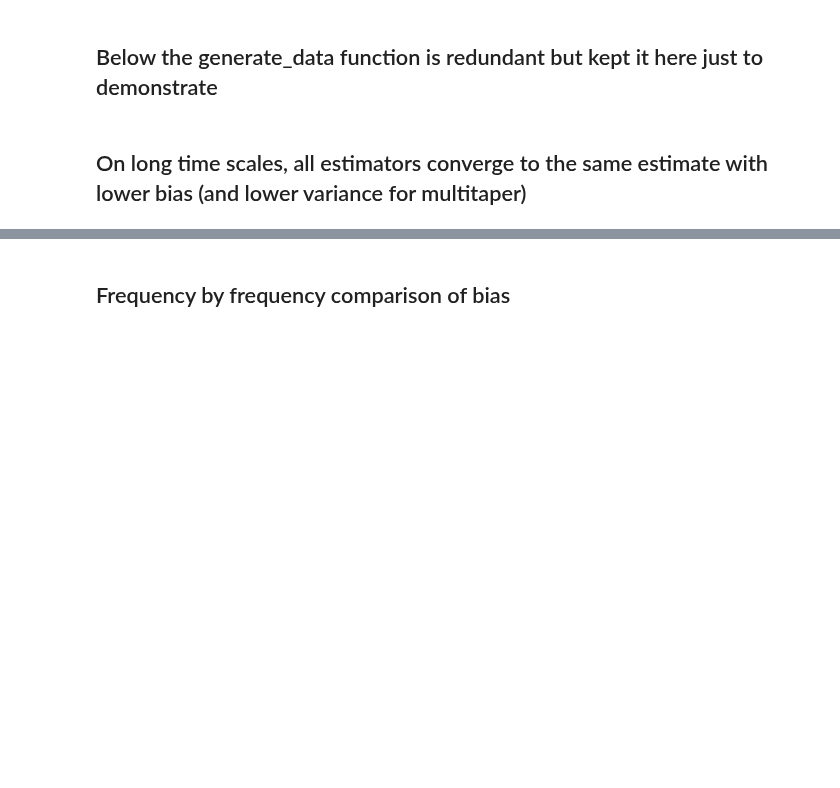
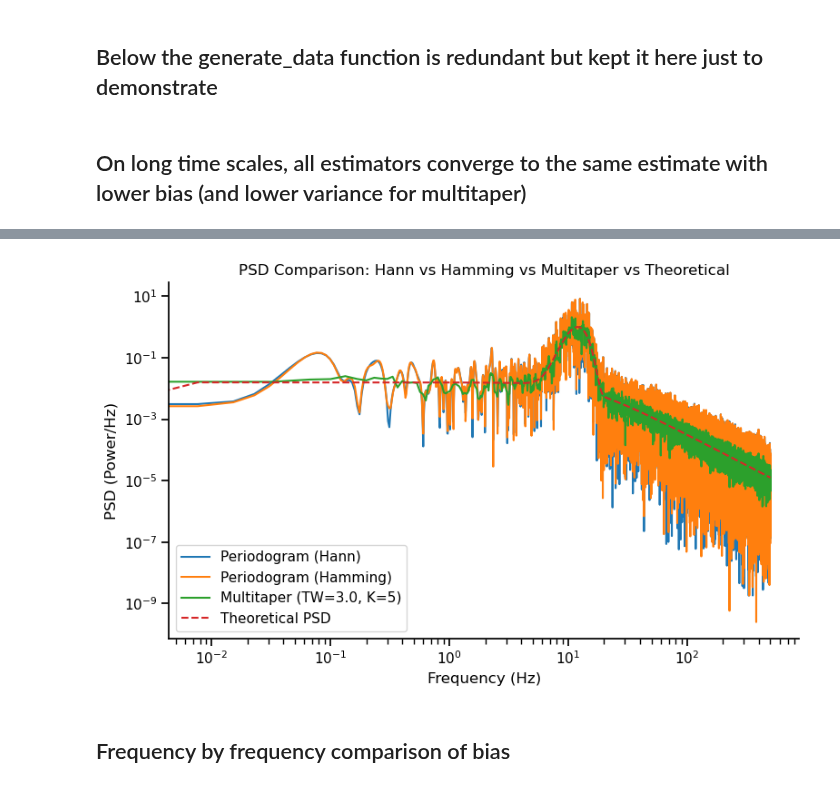
Before and after one commit to anika-kum/spectral-analysis-comparison, a Jupyter notebook: Copy_of_Spectral_estimation_bias.ipynb, the cells around one changed output, grey strips where cells are left out. Drawn from its saved outputs; the diff is of its cells as text; code cells hidden in the pictures; blank space fills up the shorter version.

```diff
--- a/Copy_of_Spectral_estimation_bias.ipynb
+++ b/Copy_of_Spectral_estimation_bias.ipynb
@@ -127,3 +38,52 @@ plt.show()
+# %%
+fs = 1000
+
+signal = generate_data()
+N = len(signal.frequency_domain.combined_spectrum)
+
+freqs_th = signal.frequency_domain.frequencies
+psd_th = signal.frequency_domain.combined_spectrum
+mask = freqs_th >= 0
+freqs_th = freqs_th[mask]
+psd_th = psd_th[mask]
+
+# SETUP FOR PSD ESTIMATION
+TW = 3.0
+K = int(2 * TW - 1)
+
+mt = Multitaper(
+    time_series=signal.time_domain.combined_signal, sampling_frequency=fs, time_halfbandwidth_product=TW, n_tapers=K
+)
+
+conn = Connectivity.from_multitaper(mt)
+
+# Hann, Hamming, and Multitaper PSD estimates
+freqs_hann, psd_hann = periodogram(
+    x=signal.time_domain.combined_signal, fs=fs, window="hann", nfft=N, scaling="density"
+)
+freqs_hamm, psd_hamm = periodogram(
+    x=signal.time_domain.combined_signal, fs=fs, window="hamming", nfft=N, scaling="density"
+)
+
+freqs_mt = conn.frequencies
+psd_mt = conn.power().squeeze()
+
+# ———— 5) Plot everything ——————
+
+plt.figure(figsize=(8, 5))
+plt.loglog(freqs_hann, psd_hann, label="Periodogram (Hann)")
+plt.loglog(freqs_hamm, psd_hamm, label="Periodogram (Hamming)")
+plt.loglog(freqs_mt, psd_mt, label=f"Multitaper (TW={TW}, K={K})")
+plt.loglog(freqs_th, psd_th, "--", label="Theoretical PSD")
+plt.xlabel("Frequency (Hz)")
+plt.ylabel("PSD (Power/Hz)")
+plt.title("PSD Comparison: Hann vs Hamming vs Multitaper vs Theoretical")
+plt.legend()
+plt.tight_layout()
+sns.despine()
+plt.show()
+# %% [output]
+[figure, added]
 # %% [markdown]
 ## Frequency by frequency comparison of bias
 # %%
```
Also changed, not shown: parts of 7 cells of this notebook, 24 other files.
